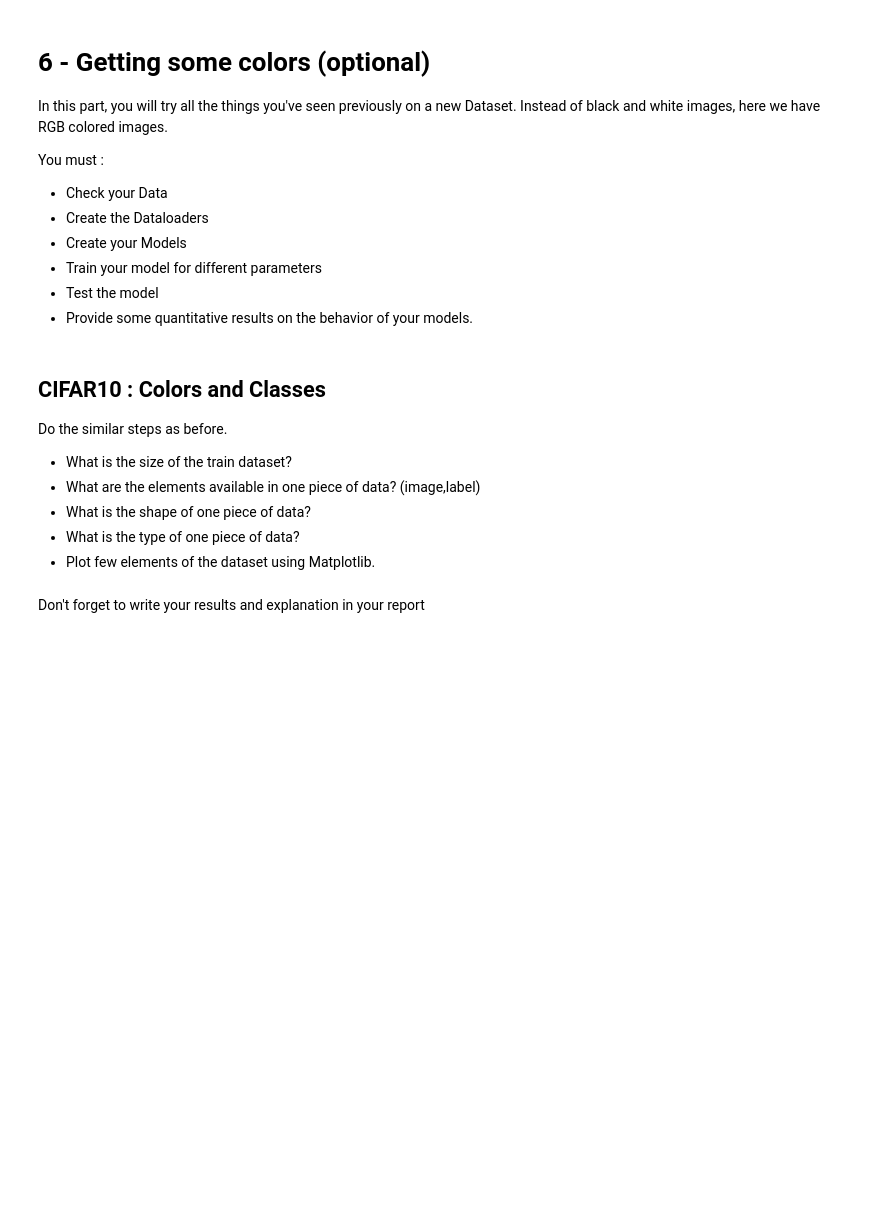
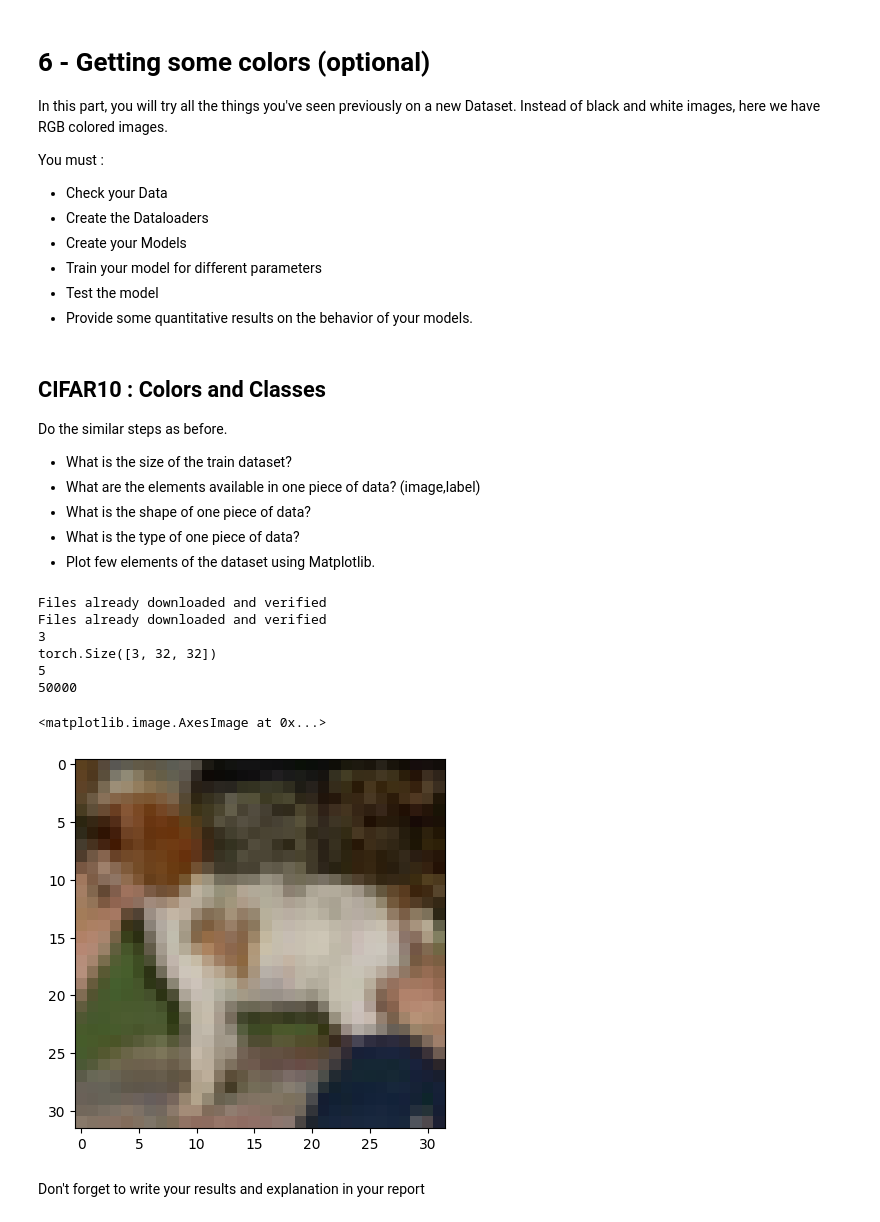
Before and after one commit to YounMars/DL_Projects, a Jupyter notebook: Deep Learning/Image compression using autoencoders: a deep learning task.ipynb, the cells around one changed output. Drawn from its saved outputs; the diff is of its cells as text; code cells hidden in the pictures; blank space fills up the shorter version.

```diff
--- a/Deep Learning/Image compression using autoencoders: a deep learning task.ipynb
+++ b/Deep Learning/Image compression using autoencoders: a deep learning task.ipynb
@@ -1207,5 +1207,20 @@ Do the similar steps as before.
 # %%
 transform = transforms.Compose([transforms.ToTensor()])
 dataset_train = CIFAR10(root='./data', train=True,download=True, transform=transform)
 dataset_test =  CIFAR10(root='./data', train=False,download=True, transform=transform)
-# TODO : Do all the things related to DATA here
+data = dataset_test[12]
+print(data[0].shape[0])
+print(data[0].size())
+# Plot the retrieved Data
+print(data[1])
+print(len(dataset_train))
+plt.imshow(data[0].permute(1, 2, 0))
+# %% [output]
+Files already downloaded and verified
+Files already downloaded and verified
+3
+torch.Size([3, 32, 32])
+5
+50000
+<matplotlib.image.AxesImage at 0x...>
+[figure, added]
```
Also changed, not shown: parts of 2 cells of this notebook.
